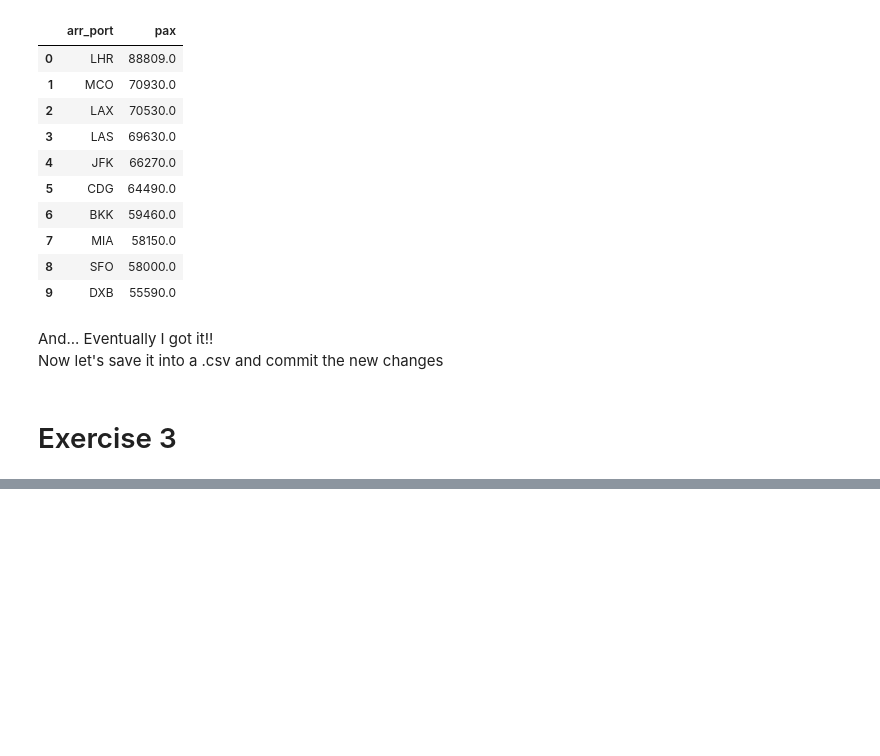
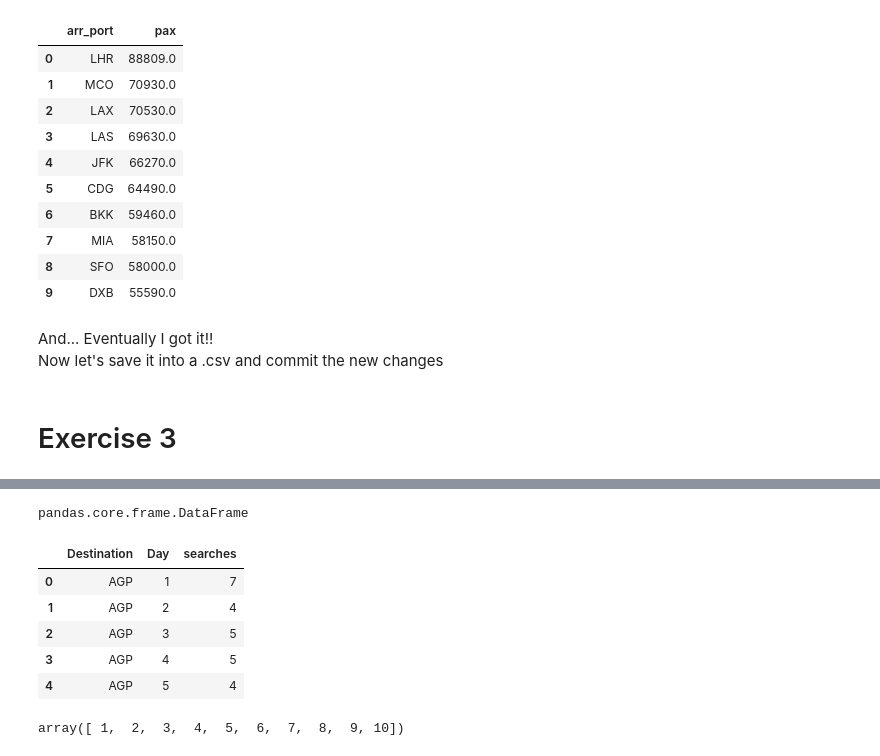
Before and after one commit to jlopezfernandez112/DS_challenge, a Jupyter notebook: DS_challenge.ipynb, the cells around one changed output, grey strips where cells are left out. Cells and saved outputs as stored; diff of their text form; code cells hidden in the pictures; blank space fills up the shorter version.

```diff
--- a/DS_challenge.ipynb
+++ b/DS_challenge.ipynb
@@ -209,0 +225,5 @@ searches = pd.read_csv('/home/dsc/Data/')
+# %%
+searches['Month_name'] = searches['Date'].dt.month_name()
+searches['Year'] = searches['Date'].dt.year
+searches['Month'] = searches['Date'].dt.month
+searches['Day'] = searches['Date'].dt.day
@@ -209,0 +266,21 @@ searches = pd.read_csv('/home/dsc/Data/')
+# %%
+cities = pd.DataFrame(cities)
+type(cities)
+# %% [output]
+pandas.core.frame.DataFrame
+# %%
+cities.columns = ['searches']
+cities.reset_index(inplace=True)
+cities.head()
+# %% [output]
+|  | Destination | Day | searches |
+| 0 | AGP | 1 | 7 |
+| 1 | AGP | 2 | 4 |
+| 2 | AGP | 3 | 5 |
+| 3 | AGP | 4 | 5 |
+| 4 | AGP | 5 | 4 |
+# %%
+#x_data for plotting
+cities['Day'].unique()
+# %% [output]
+array([ 1,  2,  3,  4,  5,  6,  7,  8,  9, 10])
```
Also changed, not shown: parts of 24 cells of this notebook.
